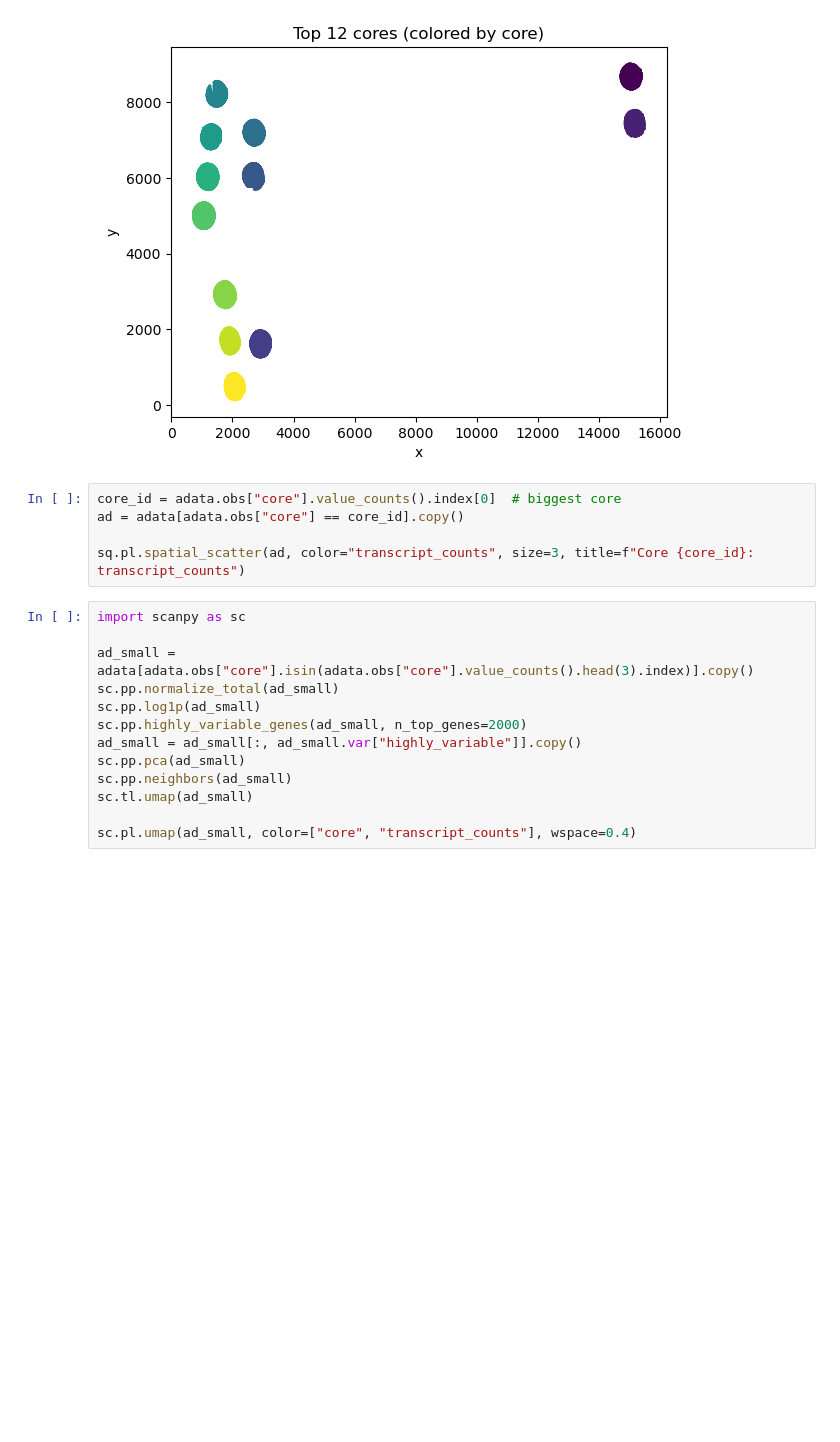
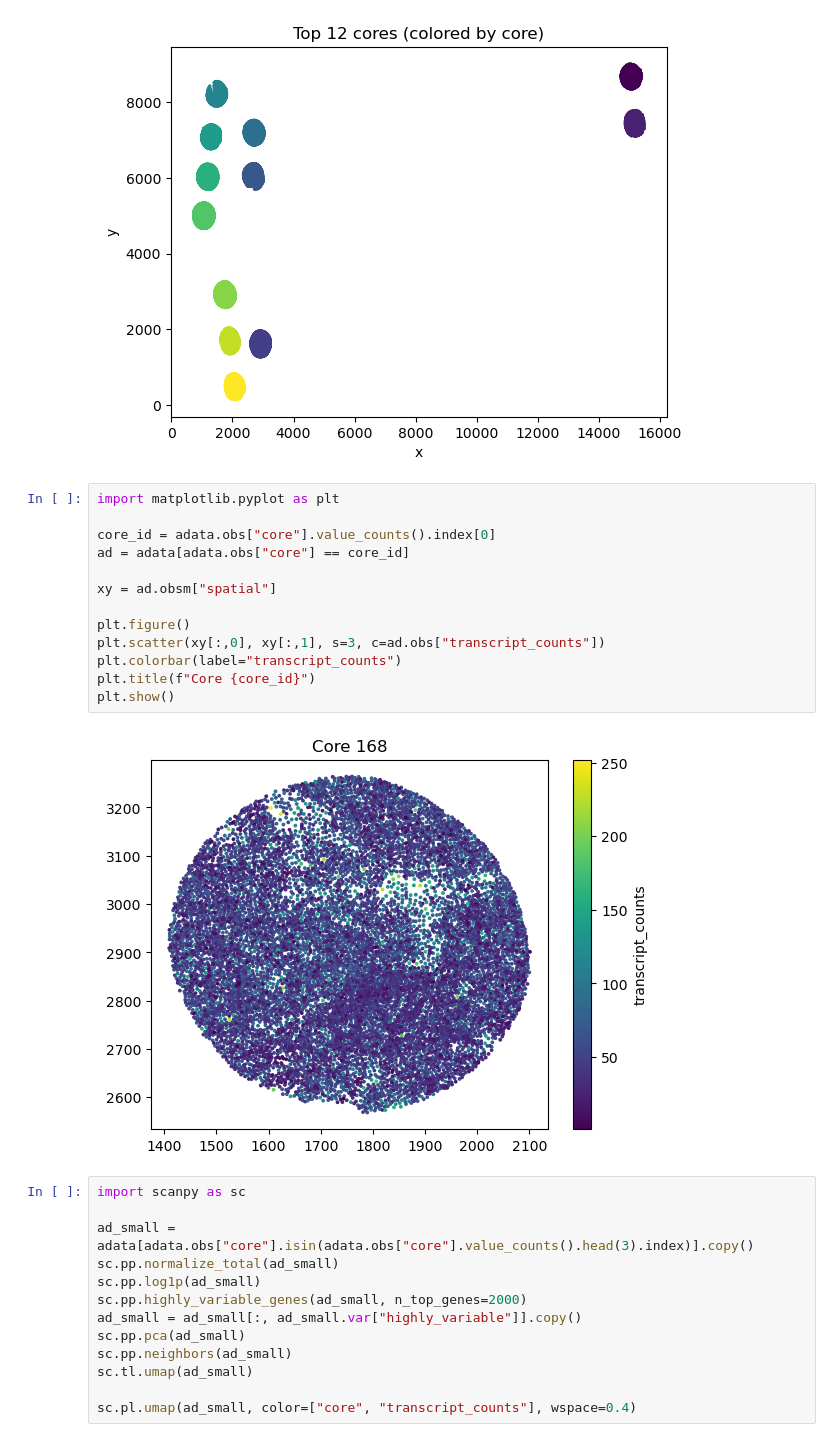
Before and after one commit to SZ-yang/QBS146_Bioinfo_FinalProject, a Jupyter notebook: dataset_test.ipynb, the cells around one changed output. Cells and saved outputs as stored; diff of their text form; blank space fills up the shorter version.

```diff
--- a/dataset_test.ipynb
+++ b/dataset_test.ipynb
@@ -83,10 +83,20 @@ plt.show()
 # %% [output]
 [figure]
 # %%
-core_id = adata.obs["core"].value_counts().index[0]  # biggest core
-ad = adata[adata.obs["core"] == core_id].copy()
+import matplotlib.pyplot as plt
 
-sq.pl.spatial_scatter(ad, color="transcript_counts", size=3, title=f"Core {core_id}: transcript_counts")
+core_id = adata.obs["core"].value_counts().index[0]
+ad = adata[adata.obs["core"] == core_id]
+
+xy = ad.obsm["spatial"]
+
+plt.figure()
+plt.scatter(xy[:,0], xy[:,1], s=3, c=ad.obs["transcript_counts"])
+plt.colorbar(label="transcript_counts")
+plt.title(f"Core {core_id}")
+plt.show()
+# %% [output]
+[figure, added]
 # %%
 import scanpy as sc
 
```
